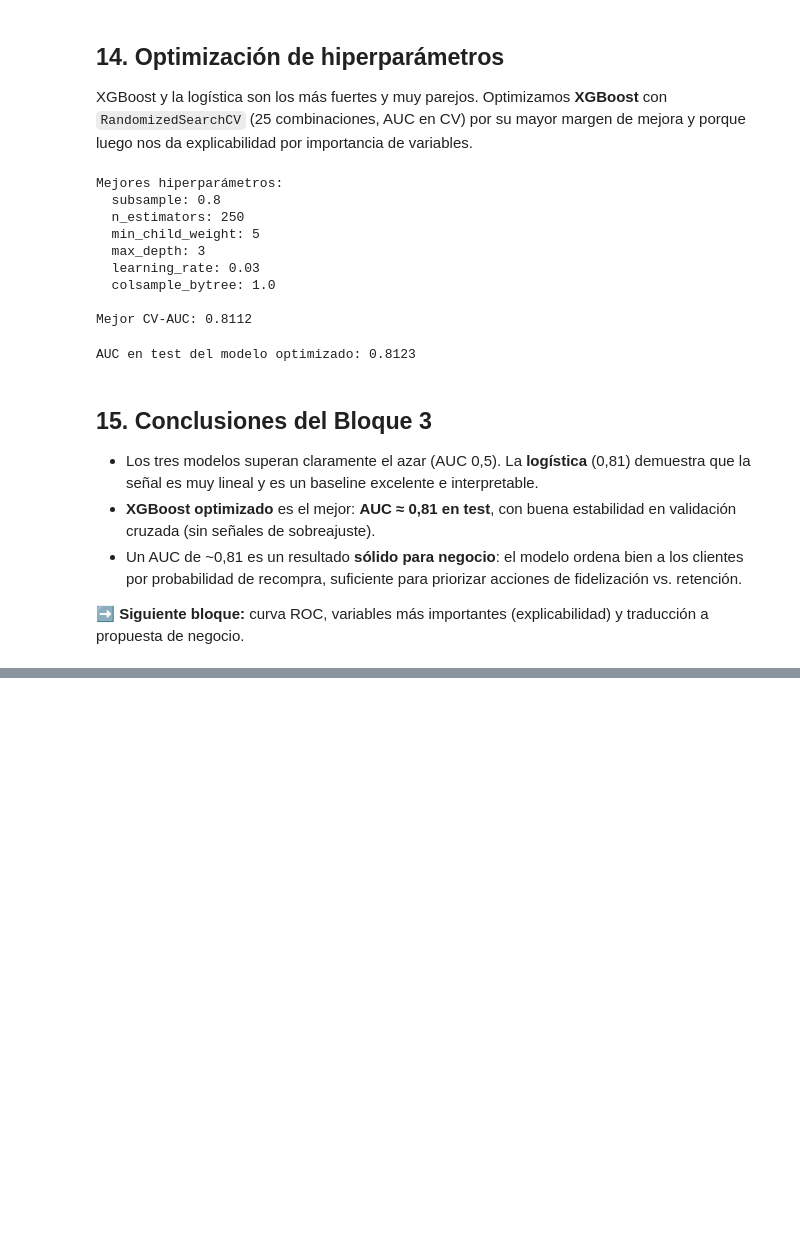
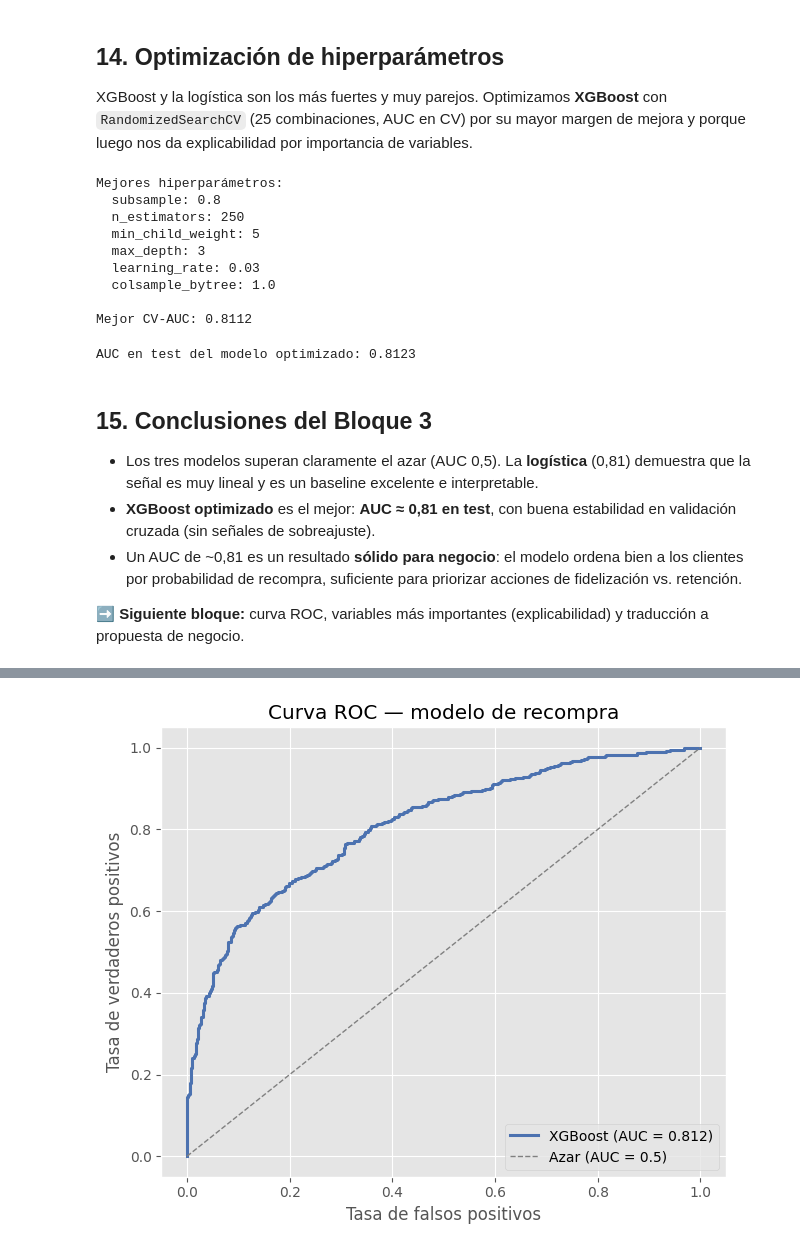
Before and after one commit to IsmaelMontoya/EVOLVE, a Jupyter notebook: 5. Machine Learning/PROYECTO/Modelo_Recompra_Online_Retail.ipynb, the cells around one changed output, grey strips where cells are left out. Drawn from its saved outputs; the diff is of its cells as text; code cells hidden in the pictures; blank space fills up the shorter version.

```diff
--- a/5. Machine Learning/PROYECTO/Modelo_Recompra_Online_Retail.ipynb
+++ b/5. Machine Learning/PROYECTO/Modelo_Recompra_Online_Retail.ipynb
@@ -310,7 +308,7 @@ Partimos del EDA. Aplicamos los filtros justificados y registramos cuántas fila
 | Price ≤ 0 | Ajustes, deudas, muestras gratuitas |
 | Duplicados exactos | Ruido de registro |
 # %%
-df = pd.read_pickle('online_retail.pkl')
+df = pd.read_pickle('retail_data.pkl')
 df['Revenue'] = df['Quantity'] * df['Price']
 
 pasos = [('Inicio', len(df))]
@@ -519,8 +517,8 @@ Para cada uno reportamos el **AUC en validación cruzada** (sobre train) y el **
 modelos = {
     'Logística':    Pipeline([('sc', StandardScaler()),
                               ('clf', LogisticRegression(max_iter=1000))]),
-    'RandomForest': RandomForestClassifier(n_estimators=200, random_state=RANDOM_STATE, n_jobs=1),
-    'XGBoost':      XGBClassifier(n_estimators=200, learning_rate=0.08, max_depth=4,
+    'RandomForest': RandomForestClassifier(n_estimators=150, random_state=RANDOM_STATE, n_jobs=1),
+    'XGBoost':      XGBClassifier(n_estimators=150, learning_rate=0.08, max_depth=4,
                                   subsample=0.8, colsample_bytree=0.8,
                                   eval_metric='auc', random_state=RANDOM_STATE, n_jobs=1),
 }
@@ -571,7 +569,7 @@ grid = {
 }
 busqueda = RandomizedSearchCV(
     XGBClassifier(eval_metric='auc', random_state=RANDOM_STATE, n_jobs=1),
-    param_distributions=grid, n_iter=10, scoring='roc_auc',
+    param_distributions=grid, n_iter=8, scoring='roc_auc',
     cv=cv, random_state=RANDOM_STATE, n_jobs=1)
 busqueda.fit(X_train, y_train)
 
@@ -605,0 +613,13 @@ AUC en test del modelo optimizado: 0.8123
+# %%
+y_prob = modelo_final.predict_proba(X_test)[:,1]
+fpr, tpr, _ = roc_curve(y_test, y_prob)
+auc = roc_auc_score(y_test, y_prob)
+
+fig, ax = plt.subplots(figsize=(6.5,5.5))
+ax.plot(fpr, tpr, color='#4C72B0', lw=2.2, label=f'XGBoost (AUC = {auc:.3f})')
+ax.plot([0,1],[0,1], color='grey', ls='--', lw=1, label='Azar (AUC = 0.5)')
+ax.set_xlabel('Tasa de falsos positivos'); ax.set_ylabel('Tasa de verdaderos positivos')
+ax.set_title('Curva ROC — modelo de recompra'); ax.legend(loc='lower right')
+plt.tight_layout(); plt.savefig(FIG_DIR/'08_curva_roc.png', dpi=130); plt.show()
+# %% [output]
+[figure, added]
```
Also changed, not shown: parts of 12 cells of this notebook, 7 other files.
